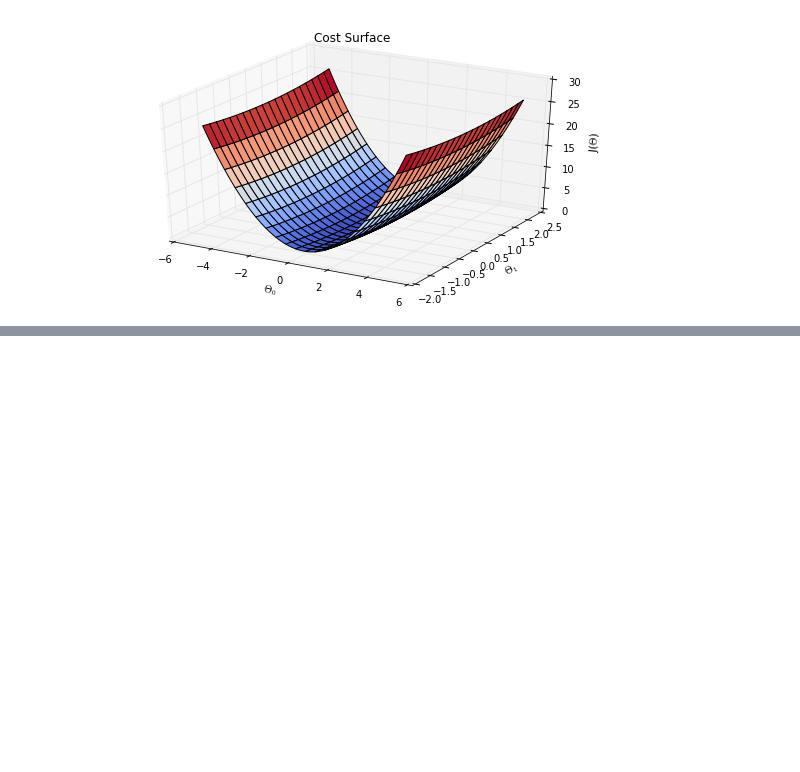
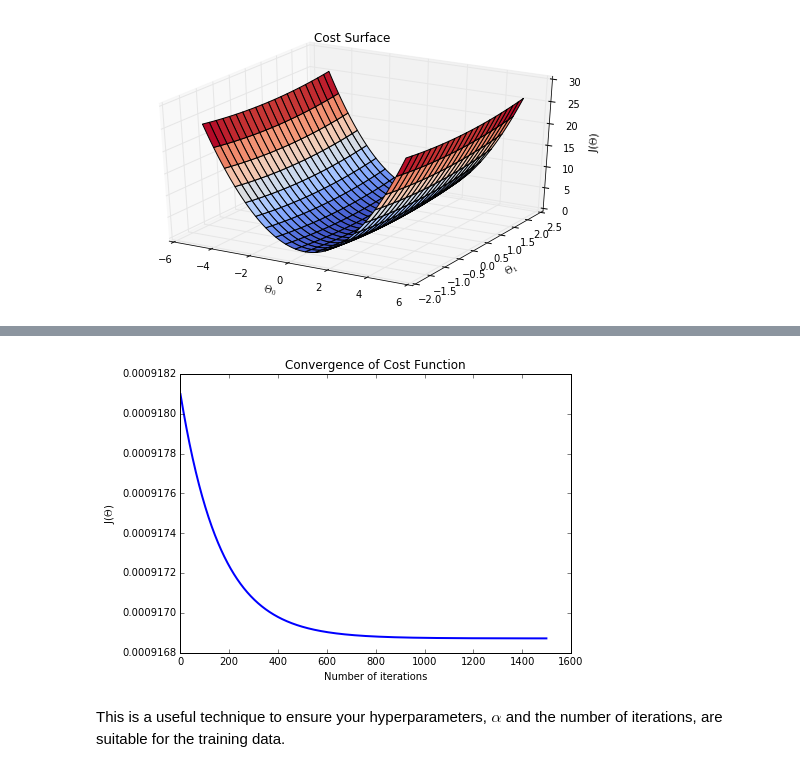
Before and after one commit to brett-hosking/ML_Examples, a Jupyter notebook: Notebooks/Linear_Regression_single_var.ipynb, the cells around one changed output, grey strips where cells are left out. Cells and saved outputs as stored; diff of their text form; code cells hidden in the pictures; blank space fills up the shorter version.

Commit message:
cost convergence + Normal Eq

```diff
--- a/Notebooks/Linear_Regression_single_var.ipynb
+++ b/Notebooks/Linear_Regression_single_var.ipynb
@@ -178,0 +186,27 @@ plt.show()
+# %%
+def GradientDescent_hist(X,y,theta,alpha,iterations,m):
+
+    Jhist = np.zeros((iterations,1))
+    xTrans = X.transpose()
+    for i in xrange(iterations):
+        h = np.dot(X,theta)
+        errors = h - np.transpose(y)
+        theta_change = (alpha/m) * np.dot(xTrans,errors)
+        theta = theta - theta_change
+
+        Jhist[i] = Cost(X,theta,m,y)
+
+    return theta,Jhist
+# %%
+theta,Jhist = GradientDescent_hist(X,y_data,theta,alpha,iterations,m)
+# %%
+fig = plt.figure(figsize=(7, 5),facecolor='w', edgecolor='k')
+plt.plot(xrange(Jhist.size), Jhist, "-b", linewidth=2 )
+plt.title("Convergence of Cost Function")
+plt.xlabel('Number of iterations')
+plt.ylabel('J($\Theta$)')
+plt.show()
+# %% [output]
+[figure, added]
+# %% [markdown]
+This is a useful technique to ensure your hyperparameters, $\alpha$ and the number of iterations, are suitable for the training data.
```
Also changed, not shown: parts of 12 cells of this notebook.
